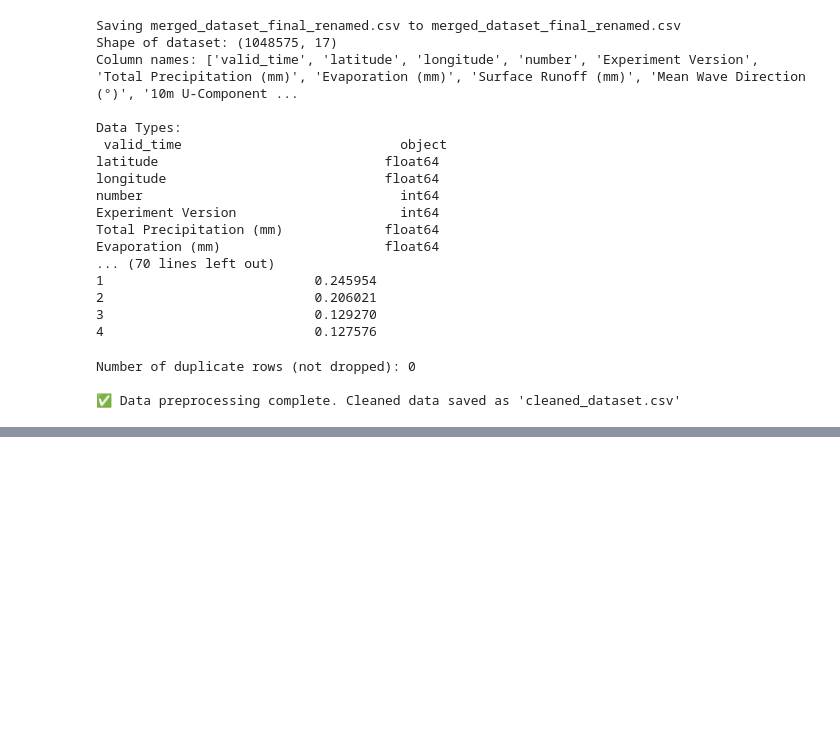
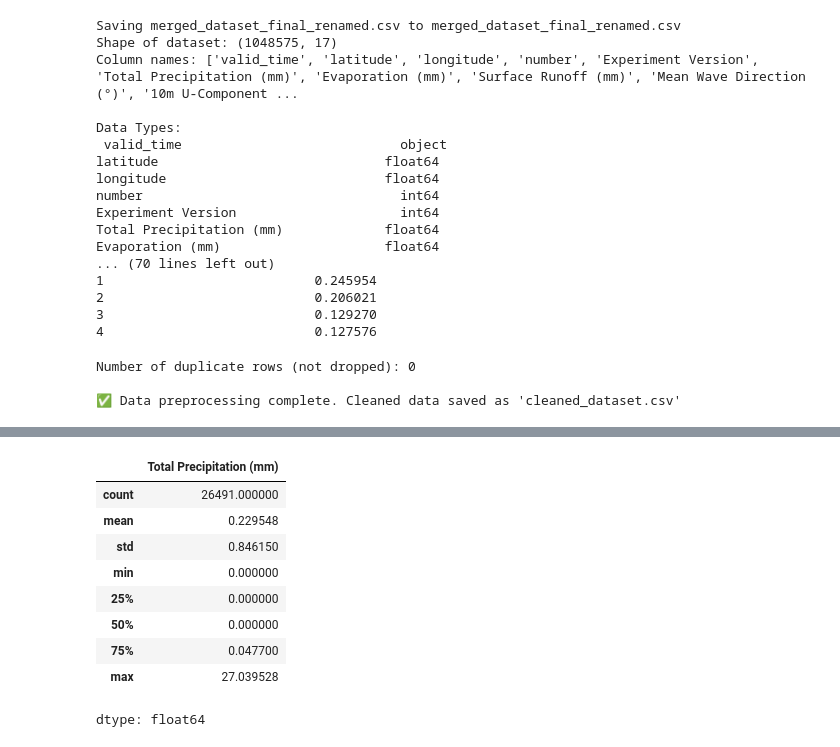
Before and after one commit to Shelly10-10/flood_prediction, a Jupyter notebook: disaster.ipynb, the cells around one changed output, grey strips where cells are left out. Cells and saved outputs as stored; diff of their text form; code cells hidden in the pictures; blank space fills up the shorter version.

```diff
--- a/disaster.ipynb
+++ b/disaster.ipynb
@@ -85,3 +85,19 @@ files.download('cleaned_dataset.csv')
 # %% [output]
 [interactive output not drawn]
 [interactive output not drawn]
+# %%
+import pandas as pd
+df = pd.read_csv('merged_dataset_final_renamed.csv', encoding='ISO-8859-1')
+# %%
+df['Total Precipitation (mm)'].describe()
+# %% [output]
+|  | Total Precipitation (mm) |
+| count | 26491.000000 |
+| mean | 0.229548 |
+| std | 0.846150 |
+| min | 0.000000 |
+| 25% | 0.000000 |
+| 50% | 0.000000 |
+| 75% | 0.047700 |
+| max | 27.039528 |
+dtype: float64
```
Also changed, not shown: parts of 9 cells of this notebook.
